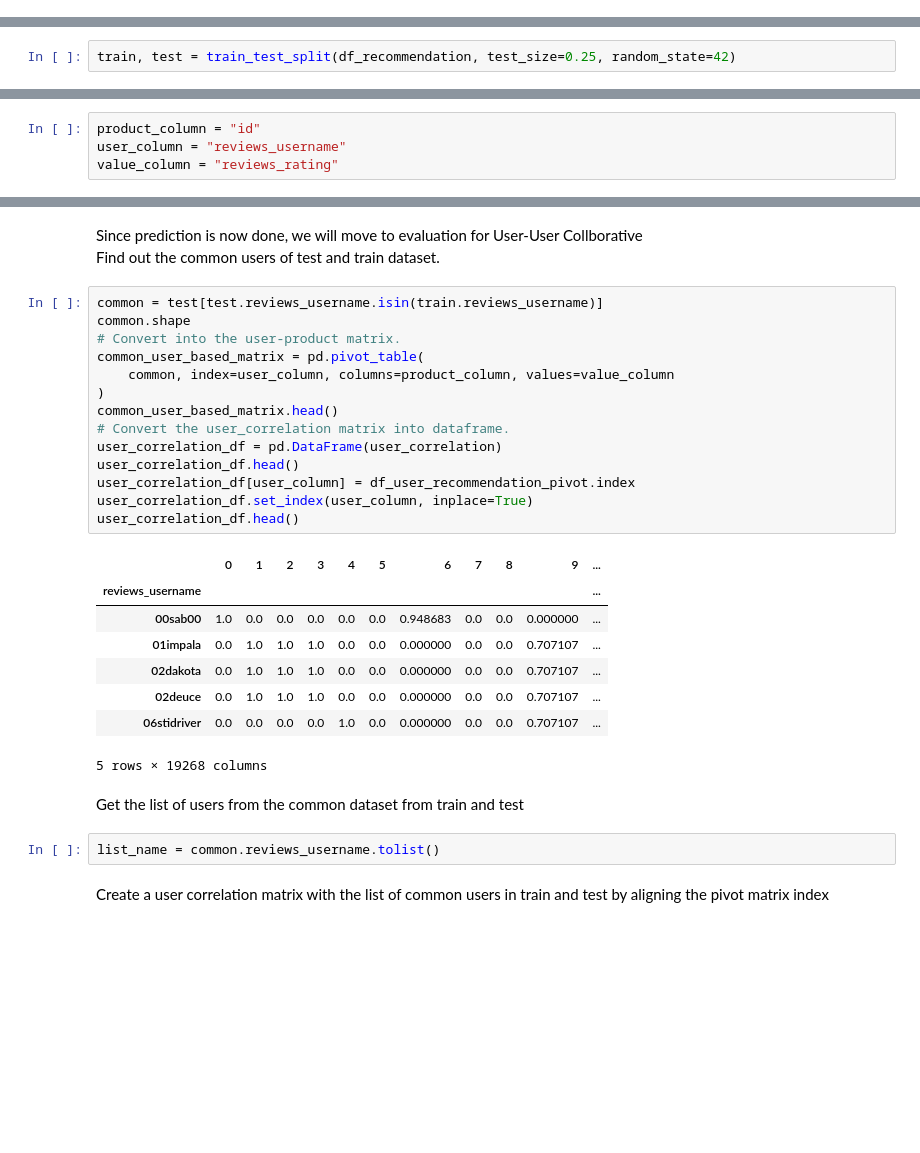
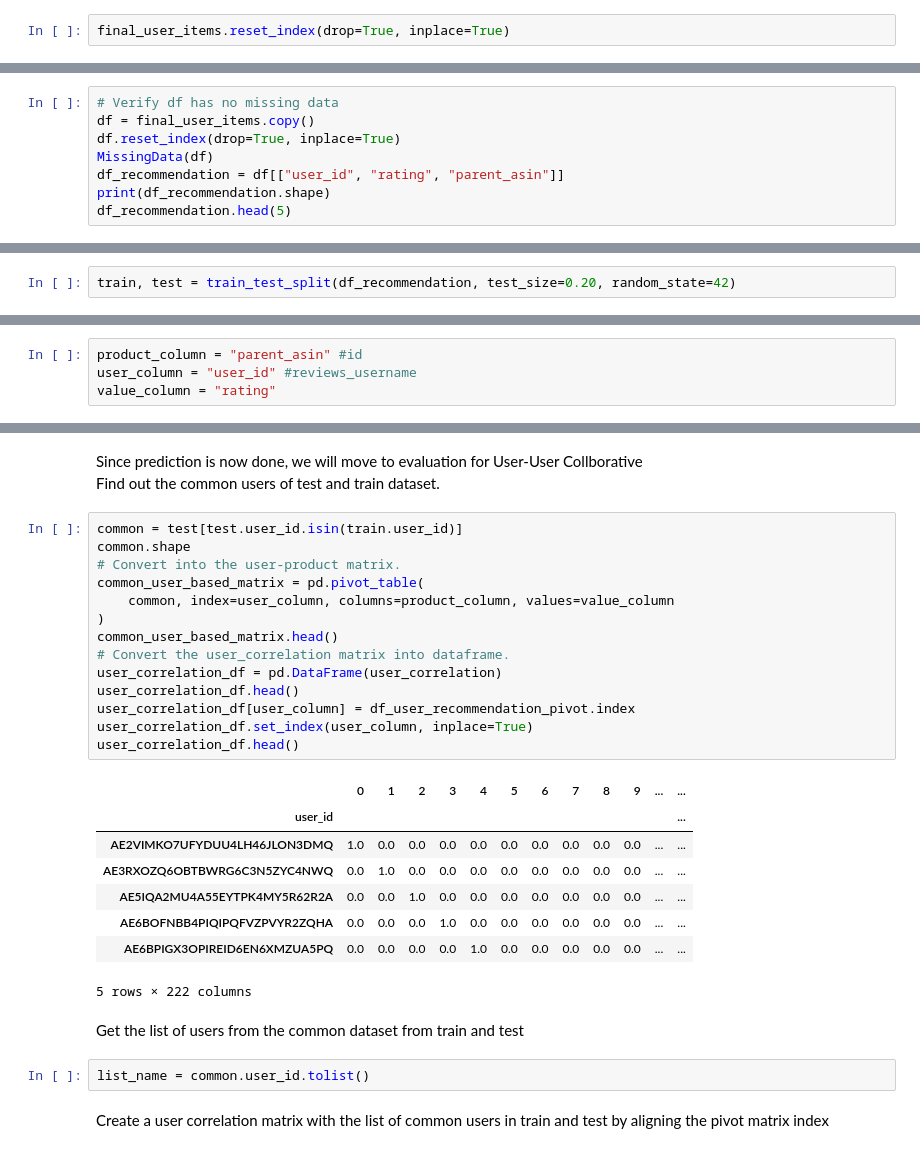
Before and after one commit to Awadhesh43/HybridSentimentBERTRecommendation, a Jupyter notebook: Hybrid-Recommendation-Model.ipynb, the cells around one changed output, grey strips where cells are left out. Saved outputs shown, nothing was run; the diff lists cells and outputs as text; blank space fills up the shorter version.

```diff
--- a/Hybrid-Recommendation-Model.ipynb
+++ b/Hybrid-Recommendation-Model.ipynb
@@ -1032,0 +1008,2 @@ KeyError: "None of [Index(['id', 'name', 'reviews_rating', 'reviews_username'],
+# %%
+final_user_items.reset_index(drop=True, inplace=True)
@@ -1032,0 +1054,8 @@ KeyError: "None of [Index(['id', 'name', 'reviews_rating', 'reviews_username'],
+# %%
+# Verify df has no missing data
+df = final_user_items.copy()
+df.reset_index(drop=True, inplace=True)
+MissingData(df)
+df_recommendation = df[["user_id", "rating", "parent_asin"]]
+print(df_recommendation.shape)
+df_recommendation.head(5)
@@ -1035,2 +1076,2 @@ Split the recommendation dataset into train and test
 # %%
-train, test = train_test_split(df_recommendation, test_size=0.25, random_state=42)
+train, test = train_test_split(df_recommendation, test_size=0.20, random_state=42)
@@ -1037,9 +1094,9 @@ train, test = train_test_split(df_recommendation, test_size=0.25, random_state=4
 # %% [markdown]
 Name columns for the recommendation dataset
 # %%
-product_column = "id"
-user_column = "reviews_username"
-value_column = "reviews_rating"
+product_column = "parent_asin" #id
+user_column = "user_id" #reviews_username
+value_column = "rating"
 # %% [markdown]
 Create Pivot dataset in matrix format with columns as product IDs and rows as user names so we get a view of whch user has rated which product and what value
 # %%
@@ -1185,32 +1240,32 @@ pd.merge(final_recommendations, train, on="id")[
 Since prediction is now done, we will move to evaluation for User-User Collborative<br>
 Find out the common users of test and train dataset.
 # %%
-common = test[test.reviews_username.isin(train.reviews_username)]
+common = test[test.user_id.isin(train.user_id)]
 common.shape
 # Convert into the user-product matrix.
 common_user_based_matrix = pd.pivot_table(
     common, index=user_column, columns=product_column, values=value_column
 )
 common_user_based_matrix.head()
 # Convert the user_correlation matrix into dataframe.
 user_correlation_df = pd.DataFrame(user_correlation)
 user_correlation_df.head()
 user_correlation_df[user_column] = df_user_recommendation_pivot.index
 user_correlation_df.set_index(user_column, inplace=True)
 user_correlation_df.head()
 # %% [output]
-|  | 0 | 1 | 2 | 3 | 4 | 5 | 6 | 7 | 8 | 9 | ... |
-| reviews_username |  |  |  |  |  |  |  |  |  |  | ... |
-| 00sab00 | 1.0 | 0.0 | 0.0 | 0.0 | 0.0 | 0.0 | 0.948683 | 0.0 | 0.0 | 0.000000 | ... |
-| 01impala | 0.0 | 1.0 | 1.0 | 1.0 | 0.0 | 0.0 | 0.000000 | 0.0 | 0.0 | 0.707107 | ... |
-| 02dakota | 0.0 | 1.0 | 1.0 | 1.0 | 0.0 | 0.0 | 0.000000 | 0.0 | 0.0 | 0.707107 | ... |
-| 02deuce | 0.0 | 1.0 | 1.0 | 1.0 | 0.0 | 0.0 | 0.000000 | 0.0 | 0.0 | 0.707107 | ... |
-| 06stidriver | 0.0 | 0.0 | 0.0 | 0.0 | 1.0 | 0.0 | 0.000000 | 0.0 | 0.0 | 0.707107 | ... |
+|  | 0 | 1 | 2 | 3 | 4 | 5 | 6 | 7 | 8 | 9 | ... | ... |
+| user_id |  |  |  |  |  |  |  |  |  |  |  | ... |
+| AE2VIMKO7UFYDUU4LH46JLON3DMQ | 1.0 | 0.0 | 0.0 | 0.0 | 0.0 | 0.0 | 0.0 | 0.0 | 0.0 | 0.0 | ... | ... |
+| AE3RXOZQ6OBTBWRG6C3N5ZYC4NWQ | 0.0 | 1.0 | 0.0 | 0.0 | 0.0 | 0.0 | 0.0 | 0.0 | 0.0 | 0.0 | ... | ... |
+| AE5IQA2MU4A55EYTPK4MY5R62R2A | 0.0 | 0.0 | 1.0 | 0.0 | 0.0 | 0.0 | 0.0 | 0.0 | 0.0 | 0.0 | ... | ... |
+| AE6BOFNBB4PIQIPQFVZPVYR2ZQHA | 0.0 | 0.0 | 0.0 | 1.0 | 0.0 | 0.0 | 0.0 | 0.0 | 0.0 | 0.0 | ... | ... |
+| AE6BPIGX3OPIREID6EN6XMZUA5PQ | 0.0 | 0.0 | 0.0 | 0.0 | 1.0 | 0.0 | 0.0 | 0.0 | 0.0 | 0.0 | ... | ... |
-5 rows × 19268 columns
+5 rows × 222 columns
 # %% [markdown]
 Get the list of users from the common dataset from train and test
 # %%
-list_name = common.reviews_username.tolist()
+list_name = common.user_id.tolist()
 # %% [markdown]
 Create a user correlation matrix with the list of common users in train and test by aligning the pivot matrix index
 # %%
```
Also changed, not shown: parts of 309 cells of this notebook, 43 other files.
